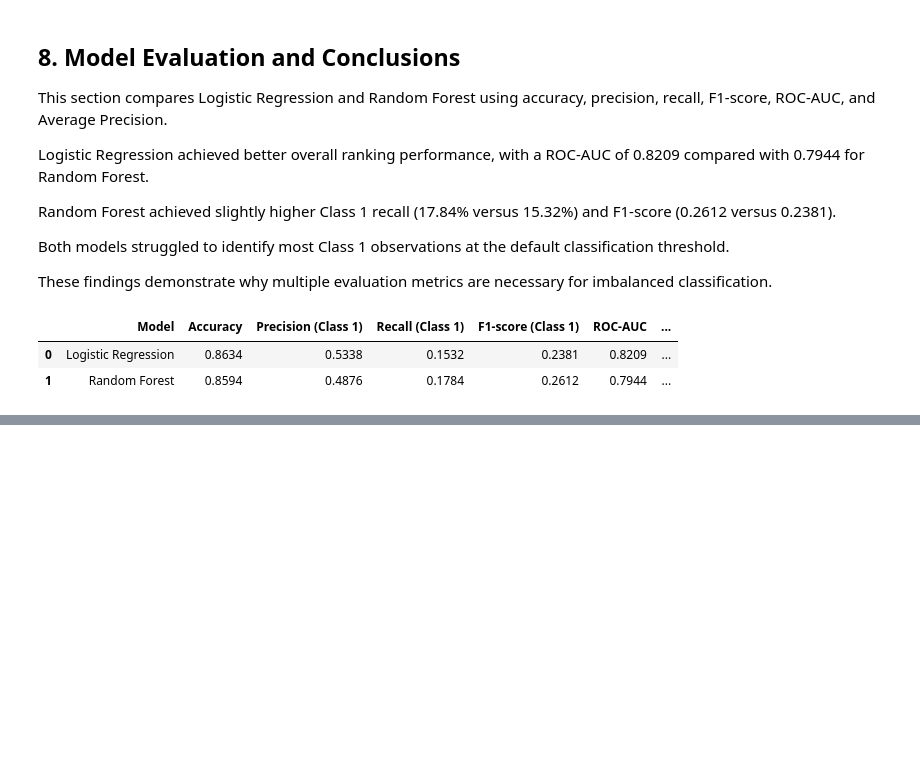
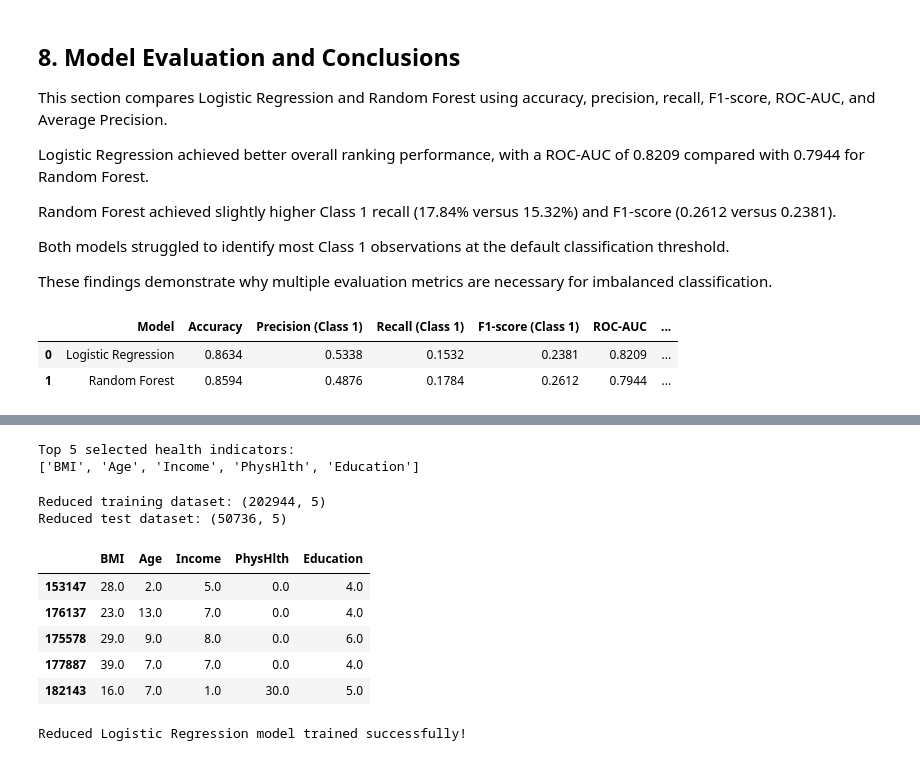
Before and after one commit to DanielSH1986/IAI600-Diabetes-Health-Indicators-Group-3, a Jupyter notebook: Diabetes_Project.ipynb, the cells around one changed output, grey strips where cells are left out. Saved outputs shown, nothing was run; the diff lists cells and outputs as text; code cells hidden in the pictures; blank space fills up the shorter version.

Commit message:
Add reduced-feature experiment
Add reduced-feature experiment and model comparison

```diff
--- a/Diabetes_Project.ipynb
+++ b/Diabetes_Project.ipynb
@@ -592,0 +607,67 @@ results.round(4)
+# %%
+import pandas as pd
+
+# Get feature importance scores from our trained Random Forest
+feature_importance = pd.Series(
+    rf_model.feature_importances_,
+    index=X_train.columns
+)
+
+# Select the five most important features
+top_5_features = (
+    feature_importance
+    .sort_values(ascending=False)
+    .head(5)
+    .index
+    .tolist()
+)
+
+print("Top 5 selected health indicators:")
+print(top_5_features)
+# %% [output]
+Top 5 selected health indicators:
+['BMI', 'Age', 'Income', 'PhysHlth', 'Education']
+# %%
+# Create reduced training and test datasets
+X_train_reduced = X_train[top_5_features]
+X_test_reduced = X_test[top_5_features]
+
+# Display the dataset dimensions
+print("Reduced training dataset:", X_train_reduced.shape)
+print("Reduced test dataset:", X_test_reduced.shape)
+
+# Display the selected features
+X_train_reduced.head()
+# %% [output]
+Reduced training dataset: (202944, 5)
+Reduced test dataset: (50736, 5)
+|  | BMI | Age | Income | PhysHlth | Education |
+| 153147 | 28.0 | 2.0 | 5.0 | 0.0 | 4.0 |
+| 176137 | 23.0 | 13.0 | 7.0 | 0.0 | 4.0 |
+| 175578 | 29.0 | 9.0 | 8.0 | 0.0 | 6.0 |
+| 177887 | 39.0 | 7.0 | 7.0 | 0.0 | 4.0 |
+| 182143 | 16.0 | 7.0 | 1.0 | 30.0 | 5.0 |
+# %%
+from sklearn.preprocessing import StandardScaler, OneHotEncoder
+from sklearn.pipeline import Pipeline
+from sklearn.linear_model import LogisticRegression
+
+# Preprocessing for the five selected features
+reduced_preprocessor = ColumnTransformer([
+    ("numerical", StandardScaler(), ["BMI", "PhysHlth"]),
+    ("ordinal", OneHotEncoder(handle_unknown="ignore"),
+     ["Age", "Income", "Education"])
+])
+
+# Create Logistic Regression pipeline
+lr_reduced = Pipeline([
+    ("preprocessing", reduced_preprocessor),
+    ("classifier", LogisticRegression(max_iter=1000))
+])
+
+# Train the model
+lr_reduced.fit(X_train_reduced, y_train)
+
+print("Reduced Logistic Regression model trained successfully!")
+# %% [output]
+Reduced Logistic Regression model trained successfully!
```
Also changed, not shown: parts of 5 cells of this notebook.
